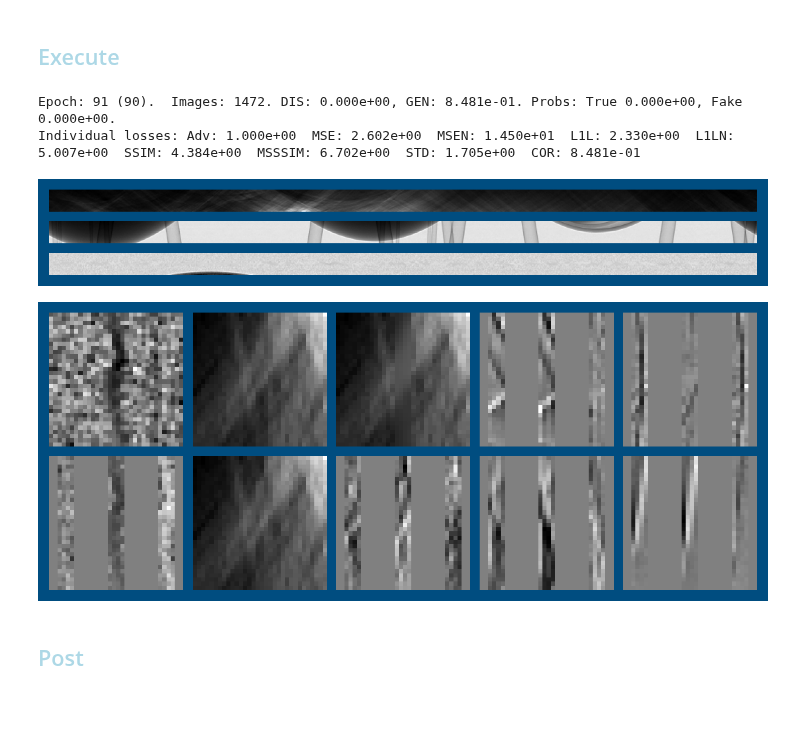
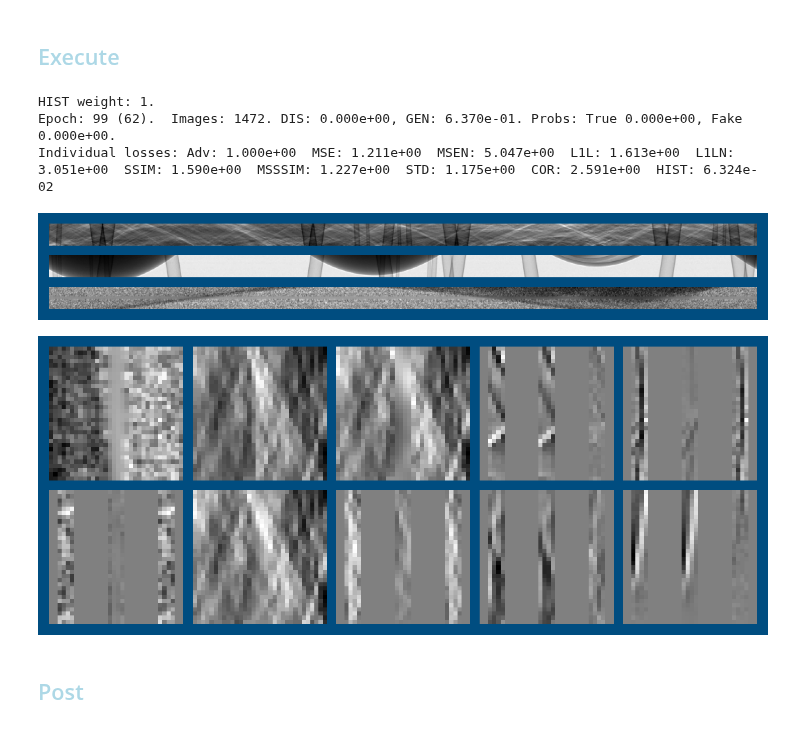
Before and after one commit to AustralianSynchrotron/sinogap, a Jupyter notebook: sinogap_bp2.ipynb, the cells around one changed output. Saved outputs shown, nothing was run; the diff lists cells and outputs as text; code cells hidden in the pictures.

```diff
--- a/sinogap_bp2.ipynb
+++ b/sinogap_bp2.ipynb
@@ -312,7 +312,7 @@ Estimated Total Size (MB): 0.52
 # %% [markdown]
 ## <font style="color:lightblue">Norms</font>
 # %%
-sg.testLoader = sg.createDataLoader(sg.testSet, num_workers=sg.TCfg.num_workers)
+sg.testLoader = sg.createDataLoader(sg.testSet, num_workers=0)
 #_ = sg.summarizeMe(sg.testLoader, True)
 #_ = sg.summarizeMe(sg.testLoader, False)
 #_ = sg.summarizeMe(sg.dataLoader, True)
@@ -323,7 +323,7 @@ sg.testLoader = sg.createDataLoader(sg.testSet, num_workers=sg.TCfg.num_workers)
 ### no prenorm
 
 sg.metrices = {
-    'Adv'    : sg.Metrics(sg.loss_Adv_Gen, 0.000e+00, 0),
+    'HIST'   : sg.Metrics(sg.loss_HIST,    6.244e-02 / 10, 0.1),
     'MSE'    : sg.Metrics(sg.loss_MSE,     4.597e-01, 1),
     'MSEN'   : sg.Metrics(sg.loss_MSEN,    6.000e+01, 0),
     'L1L'    : sg.Metrics(sg.loss_L1L,     1.777e+01, 0),
@@ -332,8 +332,9 @@ sg.metrices = {
     'MSSSIM' : sg.Metrics(sg.loss_MSSSIM,  1.760e-07, 0),
     'STD'    : sg.Metrics(sg.loss_STD,     7.840e-03, 0),
     'COR'    : sg.Metrics(sg.loss_COR,     4.000e-02, 0),
+    'Adv'    : sg.Metrics(sg.loss_Adv_Gen, 0.000e+00, 0),
 }
-
+#_ = sg.summarizeMe(sg.testLoader, True)
 #_ = sg.summarizeMe(sg.testLoader, False)
 
 
@@ -367,8 +368,8 @@ sg.writer.add_graph(sg.generator, ((sg.refImages),) )
 
 sg.scheduler_G.gamma = 1-0.01
 #sg.scheduler_D.gamma = 1-0.005
-sg.optimizer_G.step()
-torch.optim.lr_scheduler.LambdaLR(sg.optimizer_G, lambda epoch: 0.1).step()
+#sg.optimizer_G.step()
+#torch.optim.lr_scheduler.LambdaLR(sg.optimizer_G, lambda epoch: 1).step()
 #sg.optimizer_D.step()
 #torch.optim.lr_scheduler.LambdaLR(sg.optimizer_D, lambda epoch: 0.05).step()
 
@@ -396,67 +397,70 @@ sg.displayImages()
 
 sg.scheduler_G.gamma = 1-0.01
 def my_beforeReport(sglocals) :
+    #return
     message = ""
 
     #message += "G" + sg.adjustScheduler(sg.scheduler_G, sg.TCfg.learningRateG, 0.1)
     #sg.writer.add_scalars("Aux", {'LrnRate': sg.scheduler_G.get_last_lr()[0]/sg.TCfg.learningRateG}, sg.imer)
 
-    for metrics in ('COR',) :
-        sg.metrices[metrics].weight = min(0.5, sg.metrices[metrics].weight + 0.005)
+    for metrics in ('HIST',) :
+        sg.metrices[metrics].weight = min(1, sg.metrices[metrics].weight + 0.005)
         message += f"{metrics} weight: {sg.metrices[metrics].weight}. "
         sg.writer.add_scalars("Aux", {metrics: sg.metrices[metrics].weight}, sg.imer)
 
     print(message)
     return
-#sg.beforeReport = my_beforeReport
+sg.beforeReport = my_beforeReport
 
-#minRefDistance = 0.018
-#def my_afterReport(sglocals) :
-#    global minRefDistance
-#    #refDistance = sg.loss_MSE( sglocals['refViews'][[2],[0],...], sglocals['refViews'][[2],[2],...]).sum().cpu().item()
-#    refDistance = np.std( ( sglocals['refViews'][[2],[0],...] - sglocals['refViews'][[2],[2],...] )[sg.DCfg.gapRng] )
-#    if refDistance < minRefDistance :
-#        print(f"New minRefDistance: {refDistance:.6f}, Previous: {minRefDistance:.6f}")
-#        minRefDistance = refDistance
-#        sg.saveCheckPoint(savedCheckPoint+"_catchMe.pth",
-#                       sg.epoch-1, sg.imer, sg.minGEpoch, minRefDistance,
-#                       sg.generator, sg.discriminator,
-#                       sg.optimizer_G, sg.optimizer_D)
-#        sg.tifffile.imwrite(f"catchMeFull_{sg.TCfg.exec}.tif", np.transpose( sglocals['genImages'][2,0,...].cpu().numpy(), (-1,-2)) )
-#        sg.tifffile.imwrite(f"catchMePatch_{sg.TCfg.exec}.tif", sglocals['refViews'][2,2,...])
-#    sg.writer.add_scalars("Aux", {'RefDistance' : refDistance}, sg.imer)
-#    return
-#sg.afterReport = my_afterReport
+minRefDistance = 0.0175
+def my_afterReport(sglocals) :
+    #return
+    global minRefDistance
+    #refDistance = sg.loss_MSE( sglocals['refViews'][[2],[0],...], sglocals['refViews'][[2],[2],...]).sum().cpu().item()
+    refDistance = np.std( ( sglocals['refViews'][[2],[0],...] - sglocals['refViews'][[2],[2],...] )[sg.DCfg.gapRng] )
+    if refDistance < minRefDistance :
+        print(f"New minRefDistance: {refDistance:.6f}, Previous: {minRefDistance:.6f}")
+        minRefDistance = refDistance
+        sg.saveCheckPoint(savedCheckPoint+"_catchMe.pth",
+                       sg.epoch-1, sg.imer, sg.minGEpoch, minRefDistance,
+                       sg.generator, sg.discriminator,
+                       sg.optimizer_G, sg.optimizer_D)
+        sg.tifffile.imwrite(f"catchMeFull_{sg.TCfg.exec}.tif", np.transpose( sglocals['genImages'][2,0,...].cpu().numpy(), (-1,-2)) )
+        sg.tifffile.imwrite(f"catchMePatch_{sg.TCfg.exec}.tif", sglocals['refViews'][2,2,...])
+    sg.writer.add_scalars("Aux", {'RefDistance' : refDistance}, sg.imer)
+    return
+sg.afterReport = my_afterReport
 
 
 def my_beforeEachEpoch(sglocals) :
     #return
     sg.TCfg.batchSize = min(2**12, sg.TCfg.batchSize * 2)
     sg.TCfg.batchSplit = max(2**0, int(sg.TCfg.batchSize / 2**3))
     sg.writer.add_scalars("Aux", {'Batch size': math.log(sg.TCfg.batchSize,2)}, sg.imer)
     print(f"Batch size: {sg.TCfg.batchSize}, split: {sg.TCfg.batchSplit}", )
     return
 #sg.beforeEachEpoch = my_beforeEachEpoch
 
 #sg.TCfg.num_workers=0
 try :
     sg.train(savedCheckPoint)
 except :
     #del sg.dataLoader
     #del sg.testLoaderhuiVam
     sg.freeGPUmem()
     1/10 # to release Jupyuter memory in the next step
     sg.epoch -= 1
     raise
 
 
 
 # COR
 # %% [output]
-Epoch: 91 (90).  Images: 1472. DIS: 0.000e+00, GEN: 8.481e-01. Probs: True 0.000e+00, Fake 0.000e+00.
-Individual losses: Adv: 1.000e+00  MSE: 2.602e+00  MSEN: 1.450e+01  L1L: 2.330e+00  L1LN: 5.007e+00  SSIM: 4.384e+00  MSSSIM: 6.702e+00  STD: 1.705e+00  COR: 8.481e-01
+HIST weight: 1.
+Epoch: 99 (62).  Images: 1472. DIS: 0.000e+00, GEN: 6.370e-01. Probs: True 0.000e+00, Fake 0.000e+00.
+Individual losses: Adv: 1.000e+00  MSE: 1.211e+00  MSEN: 5.047e+00  L1L: 1.613e+00  L1LN: 3.051e+00  SSIM: 1.590e+00  MSSSIM: 1.227e+00  STD: 1.175e+00  COR: 2.591e+00  HIST: 6.324e-02
-[figure, old version]
+[figure, new version]
-[figure, old version]
+[figure, new version]
 # %% [markdown]
 ## <font style="color:lightblue">Post</font>
 # %%
```
Also changed, not shown: parts of 2 cells of this notebook, 4 other files.
